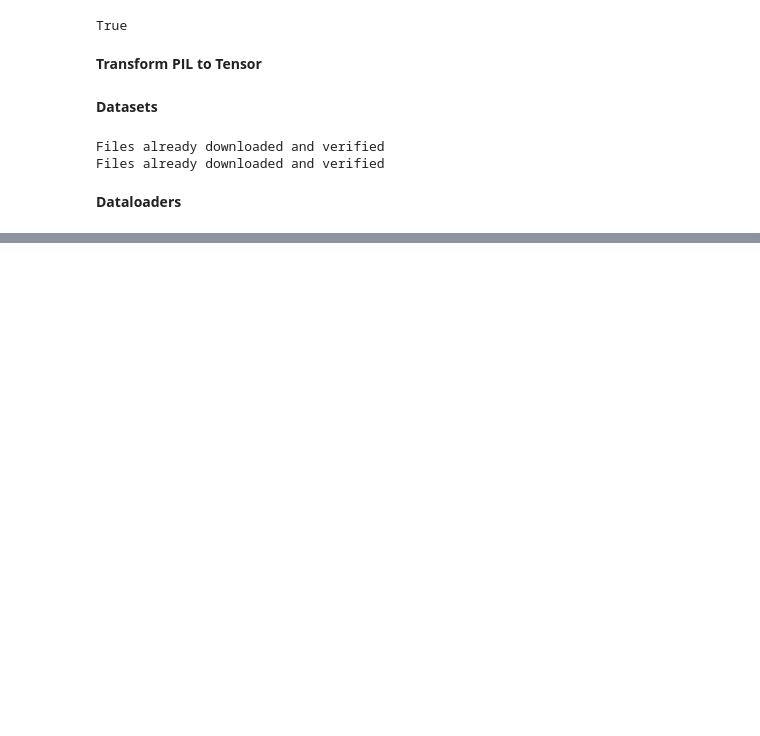
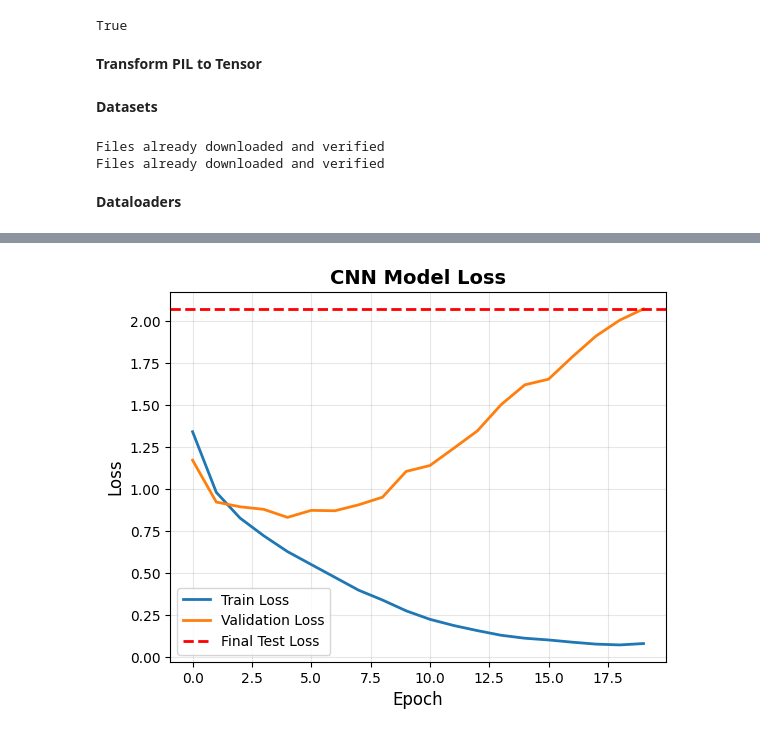
Before and after one commit to Moro0305/Computational-Intelligence, a Jupyter notebook: CNN_Pytorch.ipynb, the cells around one changed output, grey strips where cells are left out. Cells and saved outputs as stored; diff of their text form; code cells hidden in the pictures; blank space fills up the shorter version.

Commit message:
Implementation of model training

```diff
--- a/CNN_Pytorch.ipynb
+++ b/CNN_Pytorch.ipynb
@@ -34,0 +62,22 @@ test_loader = DataLoader(test_set, batch_size=64, shuffle=False)
+# %%
+model = CnnModel().to(device)
+criterion = nn.CrossEntropyLoss()
+optimizer = torch.optim.Adam(model.parameters(), lr=0.001)
+# %%
+def get_batch_accuracy(output, y, N):
+    pred = output.argmax(dim=1, keepdim=True)
+    correct = pred.eq(y.view_as(pred)).sum().item()
+    return correct / N
+# %%
+def test(_model, _test_loader, _loss_function):
+    _model.eval()
+    test_loss = 0.0
+    test_acc = 0.0
+    with torch.no_grad():
+        for x, y in _test_loader:
+            x, y = x.to(device), y.to(device)
+            output = _model(x)
+            test_loss += _loss_function(output, y).item() * x.size(0)
+            test_acc += get_batch_accuracy(output, y, len(_test_loader.dataset))
+
+    return (test_loss / len(_test_loader.dataset)), test_acc
@@ -34,0 +138,24 @@ test_loader = DataLoader(test_set, batch_size=64, shuffle=False)
+# %%
+def learning_curves(history, test_loss_final):
+
+    plt.plot(history['train_loss'], label='Train Loss', linewidth=2)
+    plt.plot(history['val_loss'], label='Validation Loss', linewidth=2)
+    plt.axhline(test_loss_final, label='Final Test Loss', linestyle='--', color='red', linewidth=2)
+    plt.title('CNN Model Loss', fontsize=14, fontweight='bold')
+    plt.xlabel('Epoch', fontsize=12)
+    plt.ylabel('Loss', fontsize=12)
+    plt.legend(fontsize=10)
+    plt.grid(True, alpha=0.3)
+    plt.show()
+# %%
+# Train the model
+history = train(model, train_loader, val_loader, criterion, optimizer, _num_epochs=20)
+
+# Evaluate
+test_loss, test_acc = test(model, test_loader, criterion)
+print(f"Test Loss: {test_loss:.4f} | Test Accuracy: {test_acc:.4f}")
+
+# learning curves
+learning_curves(history, test_loss)
+# %% [output]
+[figure, added]
```
Also changed, not shown: parts of 5 cells of this notebook.
